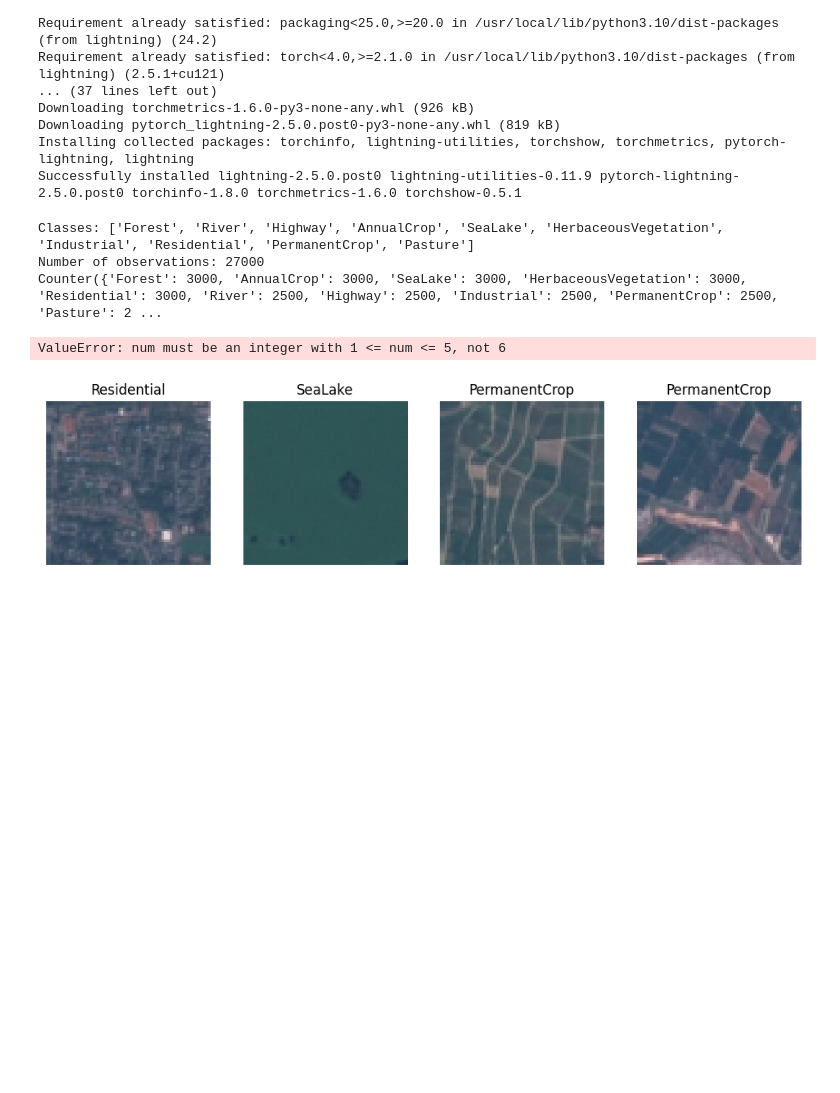
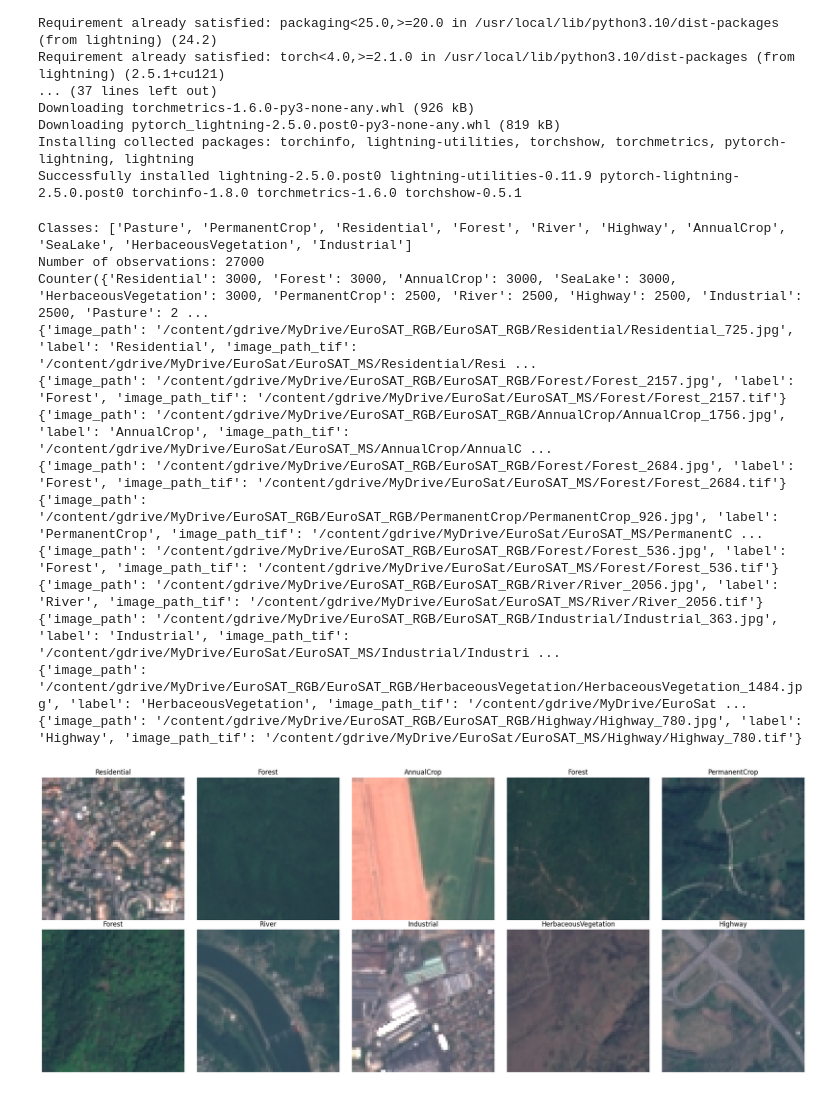
Before and after one commit to lukas-gysin/bverl-miniproject, a Jupyter notebook: notebooks/02_julian_exploration.ipynb, the cells around one changed output. Saved outputs shown, nothing was run; the diff lists cells and outputs as text; code cells hidden in the pictures; blank space fills up the shorter version.

```diff
--- a/notebooks/02_julian_exploration.ipynb
+++ b/notebooks/02_julian_exploration.ipynb
@@ -81,7 +63,9 @@ Streaming output truncated to the last 5000 lines.
   inflating: /content/gdrive/MyDrive/EuroSAT_RGB/EuroSAT_RGB/Pasture/Pasture_140.jpg
   inflating
 # %%
-DATA_PATH = "/content/gdrive/MyDrive/EuroSAT_RGB/"
+DATA_PATH_RGB = "/content/gdrive/MyDrive/EuroSAT_RGB/EuroSAT_RGB"
+DATA_PATH_MS = "/content/gdrive/MyDrive/EuroSat/EuroSAT_MS"
 
-!find {DATA_PATH} -type d
+!find {DATA_PATH_RGB} -type d
+!find {DATA_PATH_MS} -type d
 # %% [output]
@@ -131,6 +121,7 @@ Downloading pytorch_lightning-2.5.0.post0-py3-none-any.whl (819 kB)
 Installing collected packages: torchinfo, lightning-utilities, torchshow, torchmetrics, pytorch-lightning, lightning
 Successfully installed lightning-2.5.0.post0 lightning-utilities-0.11.9 pytorch-lightning-2.5.0.post0 torchinfo-1.8.0 torchmetrics-1.6.0 torchshow-0.5.1
 # %%
+from posix import replace
 import math
 import os
 import random
@@ -164,7 +155,7 @@ from sklearn.model_selection import train_test_split
 from PIL import TiffImagePlugin
 TiffImagePlugin.DEBUG = True
 
-def find_all_imges_and_their_labels(image_dir: str) -> list[dict]:
+def find_all_eurosat_images(image_dir_rgb: str, image_dir_tif: str) -> list[dict]:
     """
     Load image paths and corresponding labels.
 
@@ -175,48 +166,63 @@ def find_all_imges_and_their_labels(image_dir: str) -> list[dict]:
         A list of dicts, one for each obsevation
     """
     observations = list()
-    classes = os.listdir(image_dir)
-    image_extensions = {".jpg"}
+    classes = os.listdir(image_dir_rgb)
+    image_extensions_rgb = {".jpg"}
+    image_extensions_tif = {".tif"}
     print(f"Classes: {classes}")
     for label in classes:
-        class_dir = os.path.join(image_dir, label)
-        for img_name in os.listdir(class_dir):
-            img_path = os.path.join(class_dir, img_name)
-            if any(img_path.lower().endswith(ext) for ext in image_extensions):
-                observation = {"image_path": img_path, "label": label}
+        class_dir_rgb = os.path.join(image_dir_rgb, label)
+        class_dir_tif = os.path.join(image_dir_tif, label)
+        for img_name in os.listdir(class_dir_rgb):
+            img_path_rgb = os.path.join(class_dir_rgb, img_name)
+            img_path_tif = os.path.join(class_dir_tif, img_name.replace(".jpg", ".tif"))
+            if any(img_path_rgb.lower().endswith(ext) for ext in image_extensions_rgb) and os.path.isfile(img_path_tif) :
+                observation = {"image_path": img_path_rgb, "label": label, "image_path_tif": img_path_tif}
                 observations.append(observation)
     return observations
 
-image_root_path = Path(DATA_PATH).joinpath("EuroSAT_RGB")
+image_root_path = Path(DATA_PATH_RGB)
+image_root_path_tif = Path(DATA_PATH_MS)
 
-observations = find_all_imges_and_their_labels(image_root_path)
+observations = find_all_eurosat_images(image_root_path, image_root_path_tif)
 
 print(f"Number of observations: {len(observations)}")
 
 labels = [obs["label"] for obs in observations]
 
 # Count the occurrences of each label
 label_counts = Counter(labels)
 
 # Print the result
 print(label_counts)
 
-plt.figure(figsize=(15, 10))
+plt.figure(figsize=(20, 8))  # Adjust figure size
 i = 0
 for observation in random.sample(observations, 10):
-    i +=1
+
     # print(f"File extension: {os.path.splitext(observation['image_path'])[1]}")
     img = Image.open(observation["image_path"])
-    plt.subplot(1, 5, i + 1)  # Create a subplot for each image
+    plt.subplot(2, 5, i + 1)  # Create a subplot for each image
     plt.imshow(img)
     plt.title(observation["label"])
     plt.axis("off")
+    i +=1
+    print(observation)
     # TiffImagePlugin.TiffImageFile(observation['image_path'])
 plt.tight_layout()
 plt.show()
 # %% [output]
-Classes: ['Forest', 'River', 'Highway', 'AnnualCrop', 'SeaLake', 'HerbaceousVegetation', 'Industrial', 'Residential', 'PermanentCrop', 'Pasture']
+Classes: ['Pasture', 'PermanentCrop', 'Residential', 'Forest', 'River', 'Highway', 'AnnualCrop', 'SeaLake', 'HerbaceousVegetation', 'Industrial']
 Number of observations: 27000
-Counter({'Forest': 3000, 'AnnualCrop': 3000, 'SeaLake': 3000, 'HerbaceousVegetation': 3000, 'Residential': 3000, 'River': 2500, 'Highway': 2500, 'Industrial': 2500, 'PermanentCrop': 2500, 'Pasture': 2 ...
+Counter({'Residential': 3000, 'Forest': 3000, 'AnnualCrop': 3000, 'SeaLake': 3000, 'HerbaceousVegetation': 3000, 'PermanentCrop': 2500, 'River': 2500, 'Highway': 2500, 'Industrial': 2500, 'Pasture': 2 ...
+{'image_path': '/content/gdrive/MyDrive/EuroSAT_RGB/EuroSAT_RGB/Residential/Residential_725.jpg', 'label': 'Residential', 'image_path_tif': '/content/gdrive/MyDrive/EuroSat/EuroSAT_MS/Residential/Resi ...
+{'image_path': '/content/gdrive/MyDrive/EuroSAT_RGB/EuroSAT_RGB/Forest/Forest_2157.jpg', 'label': 'Forest', 'image_path_tif': '/content/gdrive/MyDrive/EuroSat/EuroSAT_MS/Forest/Forest_2157.tif'}
+{'image_path': '/content/gdrive/MyDrive/EuroSAT_RGB/EuroSAT_RGB/AnnualCrop/AnnualCrop_1756.jpg', 'label': 'AnnualCrop', 'image_path_tif': '/content/gdrive/MyDrive/EuroSat/EuroSAT_MS/AnnualCrop/AnnualC ...
+{'image_path': '/content/gdrive/MyDrive/EuroSAT_RGB/EuroSAT_RGB/Forest/Forest_2684.jpg', 'label': 'Forest', 'image_path_tif': '/content/gdrive/MyDrive/EuroSat/EuroSAT_MS/Forest/Forest_2684.tif'}
+{'image_path': '/content/gdrive/MyDrive/EuroSAT_RGB/EuroSAT_RGB/PermanentCrop/PermanentCrop_926.jpg', 'label': 'PermanentCrop', 'image_path_tif': '/content/gdrive/MyDrive/EuroSat/EuroSAT_MS/PermanentC ...
+{'image_path': '/content/gdrive/MyDrive/EuroSAT_RGB/EuroSAT_RGB/Forest/Forest_536.jpg', 'label': 'Forest', 'image_path_tif': '/content/gdrive/MyDrive/EuroSat/EuroSAT_MS/Forest/Forest_536.tif'}
+{'image_path': '/content/gdrive/MyDrive/EuroSAT_RGB/EuroSAT_RGB/River/River_2056.jpg', 'label': 'River', 'image_path_tif': '/content/gdrive/MyDrive/EuroSat/EuroSAT_MS/River/River_2056.tif'}
+{'image_path': '/content/gdrive/MyDrive/EuroSAT_RGB/EuroSAT_RGB/Industrial/Industrial_363.jpg', 'label': 'Industrial', 'image_path_tif': '/content/gdrive/MyDrive/EuroSat/EuroSAT_MS/Industrial/Industri ...
+{'image_path': '/content/gdrive/MyDrive/EuroSAT_RGB/EuroSAT_RGB/HerbaceousVegetation/HerbaceousVegetation_1484.jpg', 'label': 'HerbaceousVegetation', 'image_path_tif': '/content/gdrive/MyDrive/EuroSat ...
+{'image_path': '/content/gdrive/MyDrive/EuroSAT_RGB/EuroSAT_RGB/Highway/Highway_780.jpg', 'label': 'Highway', 'image_path_tif': '/content/gdrive/MyDrive/EuroSat/EuroSAT_MS/Highway/Highway_780.tif'}
-ValueError: num must be an integer with 1 <= num <= 5, not 6
-[figure, old version]
+[figure, new version]
```
Also changed, not shown: parts of 4 cells of this notebook.
